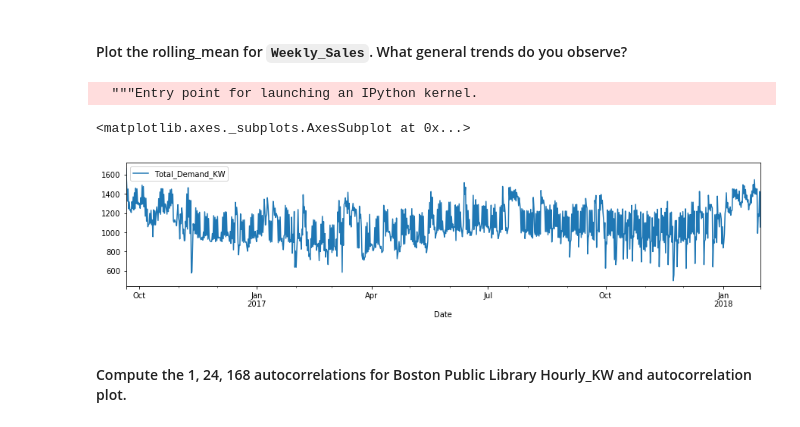
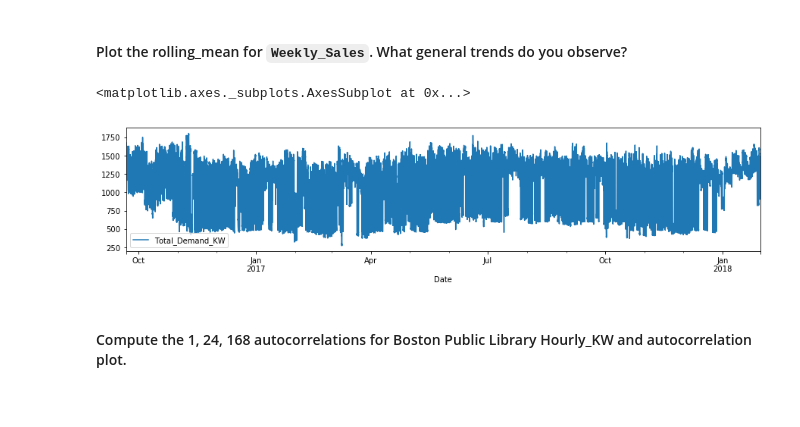
Before and after one commit to marcmeijer/BPL, a Jupyter notebook: BPL City Hall Electricity Analysis.ipynb, the cells around one changed output. Saved outputs shown, nothing was run; the diff lists cells and outputs as text; code cells hidden in the pictures.

```diff
--- a/BPL City Hall Electricity Analysis.ipynb
+++ b/BPL City Hall Electricity Analysis.ipynb
@@ -45,17 +45,16 @@ dataCH['Time'] = dataCH.index.time
 # %% [markdown]
 #### Plot the rolling_mean for `Weekly_Sales`. What general trends do you observe?
 # %%
-BPL_electric = pd.rolling_mean(dataBPL[['Total_Demand_KW']], 3).resample('12H').mean()
-#BPL_electric = pd.rolling_mean(dataBPL[['Total_Demand_KW']], 3).resample('15min').mean()
+#BPL_electric = pd.rolling_mean(dataBPL[['Total_Demand_KW']], 3).resample('12H').mean()
+BPL_electric = pd.rolling_mean(dataBPL[['Total_Demand_KW']], 6).resample('10min').mean()
 #CH_electric = pd.rolling_mean(dataCH[['Total_Demand_KW']], 3).resample('D').mean()
 BPL_electric.plot(figsize=(15,3))
 #CH_electric.plot(figsize=(15,3),color='g')
 #dataBPL[['Total_Demand_KW']].resample('H').rolling(window=3,center=False).mean().plot()
 #dataCH[['Total_Demand_KW']].resample('H').rolling(window=3,center=False).mean().plot()
 # %% [output]
-  """Entry point for launching an IPython kernel.
+<matplotlib.axes._subplots.AxesSubplot at 0x...>
-<matplotlib.axes._subplots.AxesSubplot at 0x...>
-[figure, old version]
+[figure, new version]
 # %% [markdown]
 #### Compute the 1, 24, 168 autocorrelations for Boston Public Library Hourly_KW and autocorrelation plot.
 # %%
```
Also changed, not shown: 1 other file.
